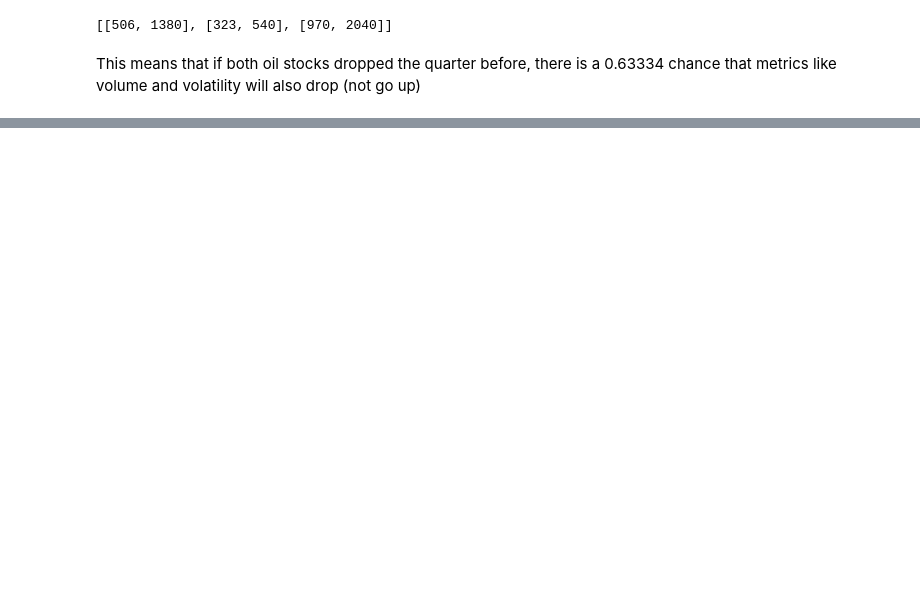
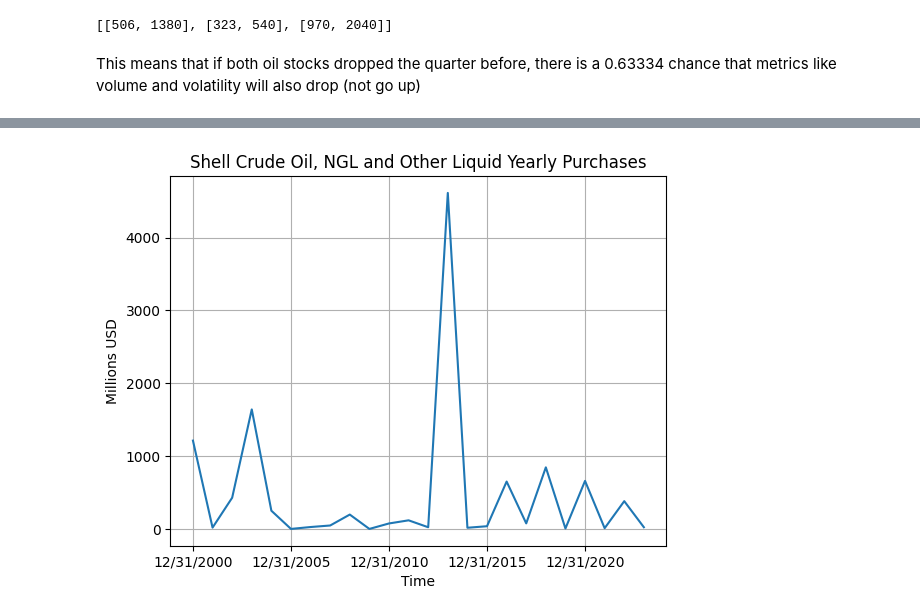
Before and after one commit to maclarenscott/Citadel_Datathon_Spring_Team13, a Jupyter notebook: Data_Analysis.ipynb, the cells around one changed output, grey strips where cells are left out. Cells and saved outputs as stored; diff of their text form; code cells hidden in the pictures; blank space fills up the shorter version.

```diff
--- a/Data_Analysis.ipynb
+++ b/Data_Analysis.ipynb
@@ -397,0 +497,14 @@ This means that if both oil stocks dropped the quarter before, there is a 0.6333
+# %%
+bp = pd.read_csv("./bp.csv")
+x = bp["12 Months Ending"]
+ybp = bp["OIL_PURCHASES_WORLD"]
+
+plt.plot(x,ybp)
+plt.xlabel("Time")
+plt.ylabel("Millions USD")
+plt.title("Shell Crude Oil, NGL and Other Liquid Yearly Purchases")
+plt.xticks(ticks=x[::5])
+plt.grid(True)
+plt.show()
+# %% [output]
+[figure, added]
```
Also changed, not shown: parts of 26 cells of this notebook.
